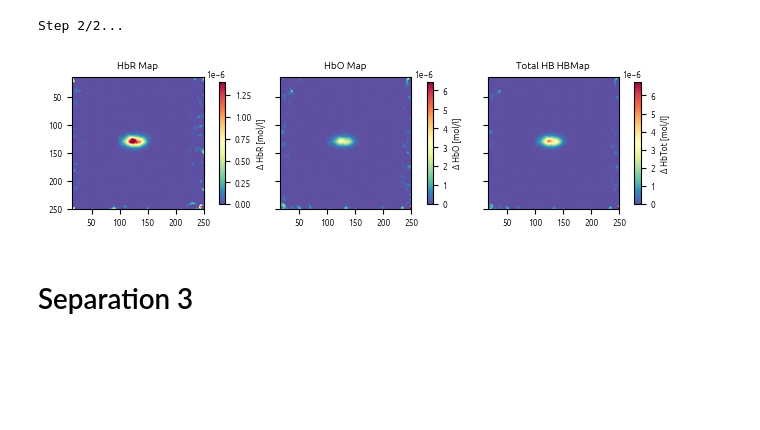
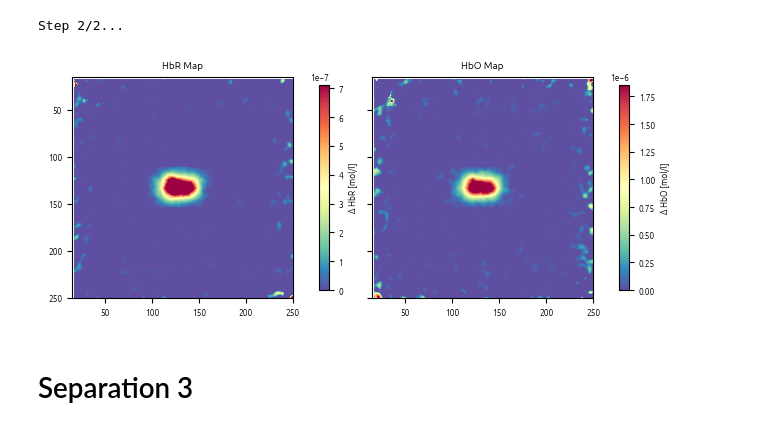
Before and after one commit to nicocarbone/MamoRefCodePublic, a Jupyter notebook: MamoRefRecon2D_MC_MultiSep.ipynb, the cells around one changed output. Cells and saved outputs as stored; diff of their text form; code cells hidden in the pictures; blank space fills up the shorter version.

```diff
--- a/MamoRefRecon2D_MC_MultiSep.ipynb
+++ b/MamoRefRecon2D_MC_MultiSep.ipynb
@@ -214,9 +216,6 @@ for i in range(shapeImagesMC2_Sep2[0]):
 
 imagesCentered1 = []
 imagesCentered2 = []
-
-cropSizeX = 80
-cropSizeY = 80
 
 for i, image in enumerate(imagesMC1_Sep2):
     imageTemp = aux.cropAroundPosition(image, round(centersPos1[i][1]), round(centersPos1[i][0]), cropSizeX, cropSizeY)
@@ -246,7 +245,7 @@ plt.imshow(imagesDiv1[12])
 # %%
 # Generate 2D reconstruction using gaussian weights
 
-gaussianWeights = aux.gaussian2D(cropSizeX,cropSizeY,int(cropSizeX/2),int(cropSizeX/2),sigma=10,muu=0,contrast=0)
+gaussianWeights = aux.gaussian2D(cropSizeX,cropSizeY,int(cropSizeX/2),int(cropSizeX/2),sigma=sigmaGauss,muu=0,contrast=0)
 
 recon2DAll1, recon2DAllCount1 = aux.recon2D(imagesDiv1, centersPos1, weights=gaussianWeights)
 recon2DAll2, recon2DAllCount2 = aux.recon2D(imagesDiv2, centersPos2, weights=gaussianWeights)
@@ -282,9 +281,9 @@ cropSize = 100
 
 HbXMaps_2D = hbx.MamoRef_dHbX(imRaw, lambdas, centersPos1, cropSize, cropSize)
 
-desOxyMap_2D = HbXMaps_2D[:,:,1]
-OxyMap_2D = HbXMaps_2D[:,:,0]
-TotMap_2D = desOxyMap_2D + OxyMap_2D
+desOxyMap_2D_Sep2 = HbXMaps_2D[:,:,1]
+OxyMap_2D_Sep2 = HbXMaps_2D[:,:,0]
+TotMap_2D_Sep2 = desOxyMap_2D_Sep2 + OxyMap_2D_Sep2
 # %% [output]
 Step 1/2...
 Step 2/2...
@@ -292,11 +291,11 @@ Step 2/2...
 #desOxyMap_2D_filtered = ndimage.median_filter(desOxyMap_2D,0)
 #OxyMap_2D_filtered = ndimage.median_filter(OxyMap_2D,0)
 
-desOxyMap_2D_filtered = desOxyMap_2D
-OxyMap_2D_filtered = OxyMap_2D
+desOxyMap_2D_filtered_Sep2 = desOxyMap_2D_Sep2
+OxyMap_2D_filtered_Sep2 = OxyMap_2D_Sep2
 
-desOxyMap_2D_filtered[desOxyMap_2D_filtered==np.nan] = 0
-OxyMap_2D_filtered[OxyMap_2D_filtered==np.nan] = 0
+desOxyMap_2D_filtered_Sep2[desOxyMap_2D_filtered_Sep2==np.nan] = 0
+OxyMap_2D_filtered_Sep2[OxyMap_2D_filtered_Sep2==np.nan] = 0
 # %%
 colorMap = "Spectral_r"
 
@@ -306,57 +305,57 @@ font = {'family' : 'ubuntu',
 
 mp.rc('font', **font)
 
+if doTotMap:
+        figSats, ((DesOxy, Oxy, Tot)) = plt.subplots(1, 3, sharex=True, sharey=True)
+        font["size"] = 6
+        mp.rc('font', **font)
+else:
+        figSats, ((DesOxy,Oxy)) = plt.subplots(1, 2, sharex=True, sharey=True)
 
-
-figSats, ((DesOxy, Oxy, Tot)) = plt.subplots(1, 3, sharex=True, sharey=True)
-
-maxDev = 10
-
-sd = np.nanstd(desOxyMap_2D_filtered)
-median = np.nanmedian(desOxyMap_2D_filtered)
+sd = np.nanstd(desOxyMap_2D_filtered_Sep2)
+median = np.nanmedian(desOxyMap_2D_filtered_Sep2)
 vmax = median + maxDev * sd
 vmin = 0
 
-figDesOxy = DesOxy.imshow(desOxyMap_2D_filtered, vmin=vmin, vmax=vmax, cmap=mp.colormaps[colorMap], extent=extent)
+figDesOxy = DesOxy.imshow(desOxyMap_2D_filtered_Sep2, vmin=vmin, vmax=vmax, cmap=mp.colormaps[colorMap], extent=extent)
 c1 = figSats.colorbar(figDesOxy, ax=DesOxy, fraction=0.04, pad=0.1)
 c1.set_label("Δ HbR [mol/l]")
 
-sd = np.nanstd(OxyMap_2D_filtered)
-median = np.nanmedian(OxyMap_2D_filtered)
+sd = np.nanstd(OxyMap_2D_filtered_Sep2)
+median = np.nanmedian(OxyMap_2D_filtered_Sep2)
 vmax = median + maxDev * sd
 vmin = 0
 
 
-figOxy = Oxy.imshow(OxyMap_2D_filtered, vmin=vmin, vmax=vmax, cmap=mp.colormaps[colorMap], extent=extent)
+figOxy = Oxy.imshow(OxyMap_2D_filtered_Sep2, vmin=vmin, vmax=vmax, cmap=mp.colormaps[colorMap], extent=extent)
 c2 = figSats.colorbar(figOxy, ax=Oxy, fraction=0.04, pad=0.1)
 c2.set_label("Δ HbO [mol/l]")
 
+if doTotMap:
+        TotMap_2D_Sep2 = desOxyMap_2D_filtered_Sep2 + OxyMap_2D_filtered_Sep2
 
-TotMap_2D = desOxyMap_2D_filtered + OxyMap_2D_filtered
-
-sd = np.nanstd(TotMap_2D)
-median = np.nanmedian(TotMap_2D)
-vmax = median + maxDev * sd
-vmin = 0
+        sd = np.nanstd(TotMap_2D_Sep2)
+        median = np.nanmedian(TotMap_2D_Sep2)
+        vmax = median + maxDev * sd
+        vmin = 0
 
 
-figTot = Tot.imshow(TotMap_2D, vmin=vmin, vmax=vmax, cmap=mp.colormaps[colorMap], extent=extent)
-c3 = figSats.colorbar(figTot, ax=Tot, fraction=0.04, pad=0.1)
-c3.set_label("Δ HbTot [mol/l]")
+        figTot = Tot.imshow(TotMap_2D_Sep2, vmin=vmin, vmax=vmax, cmap=mp.colormaps[colorMap], extent=extent)
+        c3 = figSats.colorbar(figTot, ax=Tot, fraction=0.04, pad=0.1)
+        c3.set_label("Δ HbTot [mol/l]")
+
+        Tot.set_title("Total HB HBMap")
 
 
 DesOxy.set_title("HbR Map")
 
 Oxy.set_title("HbO Map")
 
-Tot.set_title("Total HB HBMap")
-
-
 figSats.tight_layout()
 
 figSats.savefig("MC2Incs_HbXMaps_MultiSep_Sep2.png", dpi=300)
 # %% [output]
-[figure, old version]
+[figure, new version]
 # %% [markdown]
 # Separation  3
 # %%
```
Also changed, not shown: parts of 27 cells of this notebook, 1 other file.
